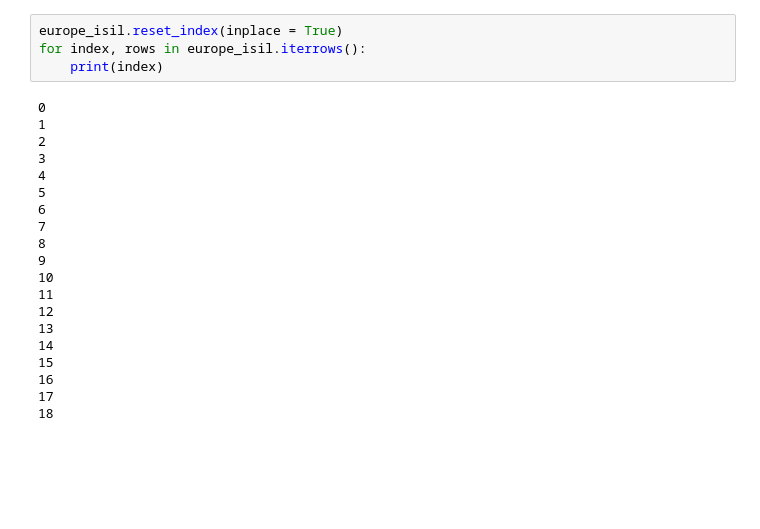
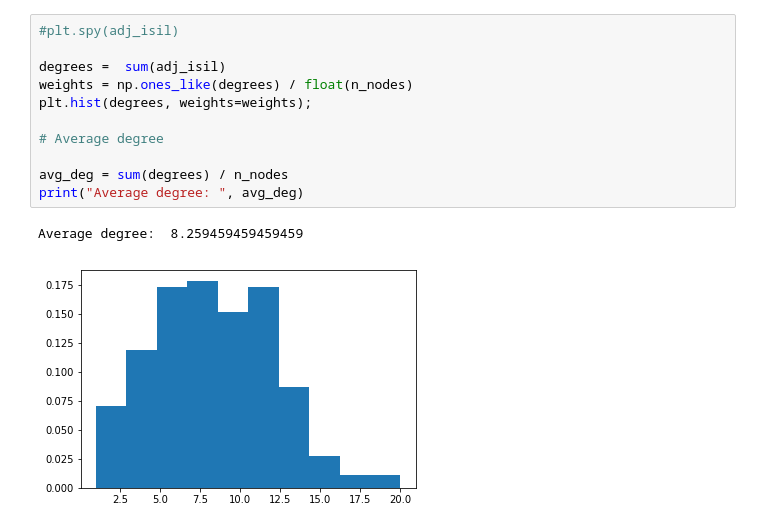
Before and after one commit to AminMekacher/ntds_project, a Jupyter notebook: New Data Set/New Data Set/amin_europe.ipynb, the cells around one changed output. Saved outputs shown, nothing was run; the diff lists cells and outputs as text; blank space fills up the shorter version.

```diff
--- a/New Data Set/New Data Set/amin_europe.ipynb
+++ b/New Data Set/New Data Set/amin_europe.ipynb
@@ -117,24 +125,14 @@ N_nodes:  19
-# %%
-europe_isil.reset_index(inplace = True)
-for index, rows in europe_isil.iterrows():
-    print(index)
-# %% [output]
-0
-1
-2
-3
-4
-5
-6
-7
-8
-9
-10
-11
-12
-13
-14
-15
-16
-17
-18
+# %%
+#plt.spy(adj_isil)
+
+degrees =  sum(adj_isil)
+weights = np.ones_like(degrees) / float(n_nodes)
+plt.hist(degrees, weights=weights);
+
+# Average degree
+
+avg_deg = sum(degrees) / n_nodes
+print("Average degree: ", avg_deg)
+# %% [output]
+Average degree:  8.259459459459459
+[figure, added]
```
Also changed, not shown: parts of 6 cells of this notebook, 1 other file.
